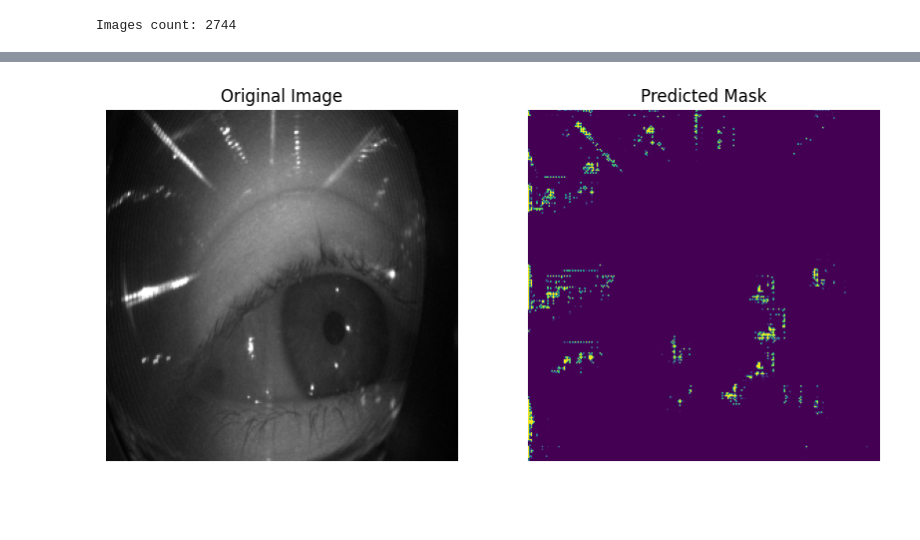
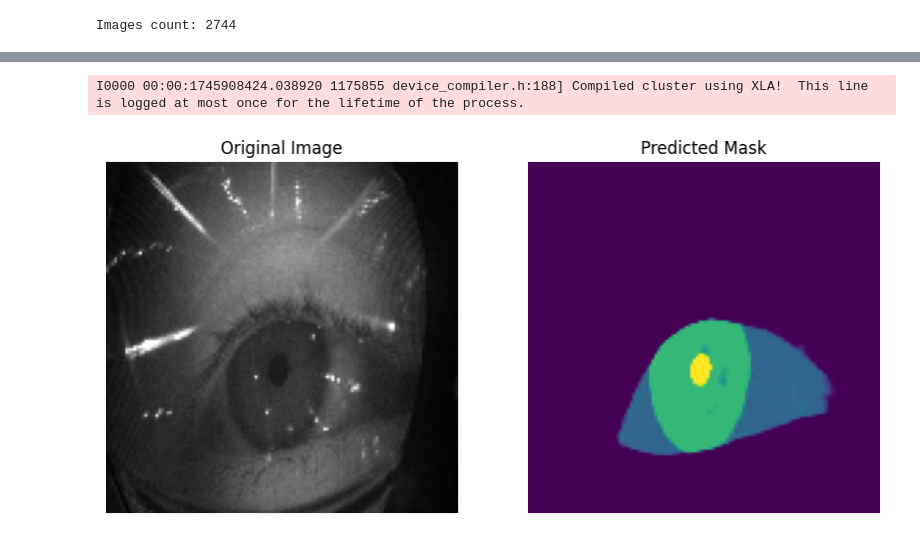
Before and after one commit to yasastharinda9511/GazeEstimation, a Jupyter notebook: gaze_estimate.ipynb, the cells around one changed output, grey strips where cells are left out. Saved outputs shown, nothing was run; the diff lists cells and outputs as text; code cells hidden in the pictures; blank space fills up the shorter version.

```diff
--- a/gaze_estimate.ipynb
+++ b/gaze_estimate.ipynb
@@ -362,17 +433,28 @@ Epoch 50/50
 # %%
-image_path = '/home/yasas/MSC/Semester_3/PG research/gaze_estimation/archive/openEDS/openEDS/test/images/000000.png'
+# Re-define dice_loss again (important!)
+def dice_loss(y_true, y_pred):
+    smooth = 1.0
+    intersection = tf.reduce_sum(y_true * y_pred)
+    return 1 - (2. * intersection + smooth) / (tf.reduce_sum(y_true) + tf.reduce_sum(y_pred) + smooth)
+
+# Now load the model properly
+model = load_model('light_weight_unet_gaze_estimation_model.h5', custom_objects={'dice_loss': dice_loss})
+
+
+# Define the path to the image you want to predict
+image_path = '/home/yasas/GazeEstimation/openEDS/openEDS/test/images/000100.png'
 
 # Load the image using OpenCV
 image = cv2.imread(image_path, cv2.IMREAD_GRAYSCALE)  # Assuming grayscale image
 
 # Resize the image to the size expected by the model (e.g., 256x256)
-image_resized = cv2.resize(image, (256, 256))
+image_resized = cv2.resize(image, (128, 128))
 
 # Normalize the image to the [0, 1] range
-image_normalized = image_resized / 255.0
+image_normalized = image_resized/255
 
-# Add a batch dimension and a channel dimension (required for model input)
-input_image = np.expand_dims(image_resized, axis=0)  # Shape: (1, 256, 256)
+# # Add a batch dimension and a channel dimension (required for model input)
+input_image = np.expand_dims(image_normalized, axis=0)  # Shape: (1, 256, 256)
 input_image = np.expand_dims(input_image, axis=-1)  # Shape: (1, 256, 256, 1)
 
 # Predict the output using the model
@@ -381,8 +463,8 @@ predicted_mask = model.predict(input_image)
 # Remove batch dimension to get the mask image
 predicted_mask = predicted_mask[0, :, :, 0]  # Shape: (256, 256)
 
-# # Apply a threshold to convert the mask to binary (0 and 1) if needed
-# predicted_mask_binary = (predicted_mask > 0.5).astype(np.uint8)
+# Apply a threshold to convert the mask to binary (0 and 1) if needed
+#predicted_mask_binary = (predicted_mask > 0.5).astype(np.uint8)
 
 # Display the original image and the predicted mask side by side
 plt.figure(figsize=(10, 5))
@@ -403 +492,2 @@ plt.show()
+I0000 00:00:1745908424.038920 1175855 device_compiler.h:188] Compiled cluster using XLA!  This line is logged at most once for the lifetime of the process.
-[figure, old version]
+[figure, new version]
```
Also changed, not shown: parts of 15 cells of this notebook, 2 other files.
